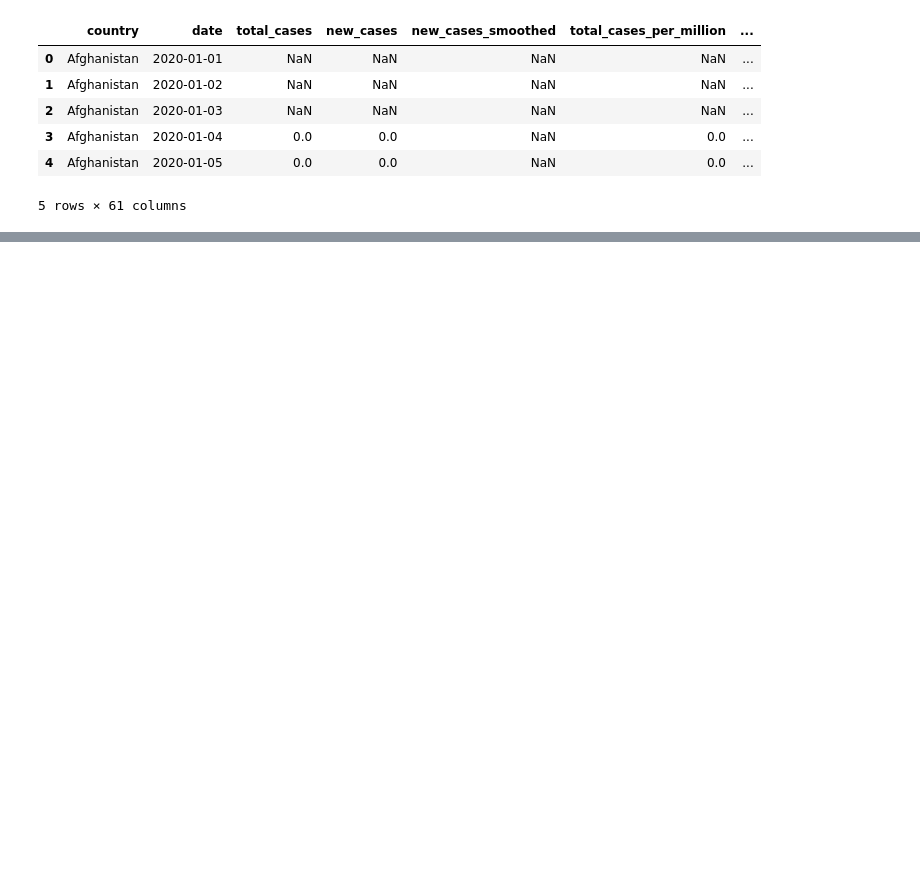
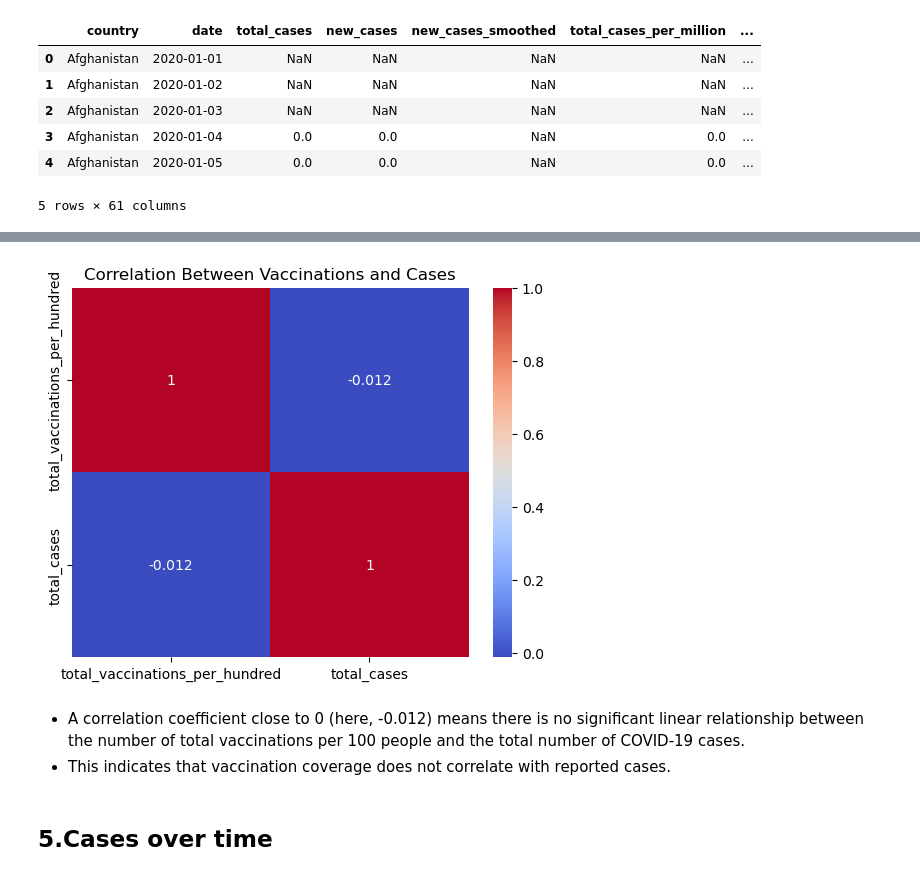
Before and after one commit to FAITHKAMANDE/COVID--19-Project, a Jupyter notebook: Project 1.ipynb, the cells around one changed output, grey strips where cells are left out. Drawn from its saved outputs; the diff is of its cells as text; code cells hidden in the pictures; blank space fills up the shorter version.

```diff
--- a/Project 1.ipynb
+++ b/Project 1.ipynb
@@ -15,0 +390,11 @@ data.head()
+# %%
+sns.heatmap(corr, annot=True, cmap='coolwarm')
+plt.title('Correlation Between Vaccinations and Cases')
+plt.show()
+# %% [output]
+[figure, added]
+# %% [markdown]
+- A correlation coefficient close to 0 (here, -0.012) means there is no significant linear relationship between the number of total vaccinations per 100 people and the total number of COVID-19 cases.
+- This indicates that vaccination coverage does not correlate with reported cases.
+# %% [markdown]
+## 5.Cases over time
```
Also changed, not shown: parts of 40 cells of this notebook.
